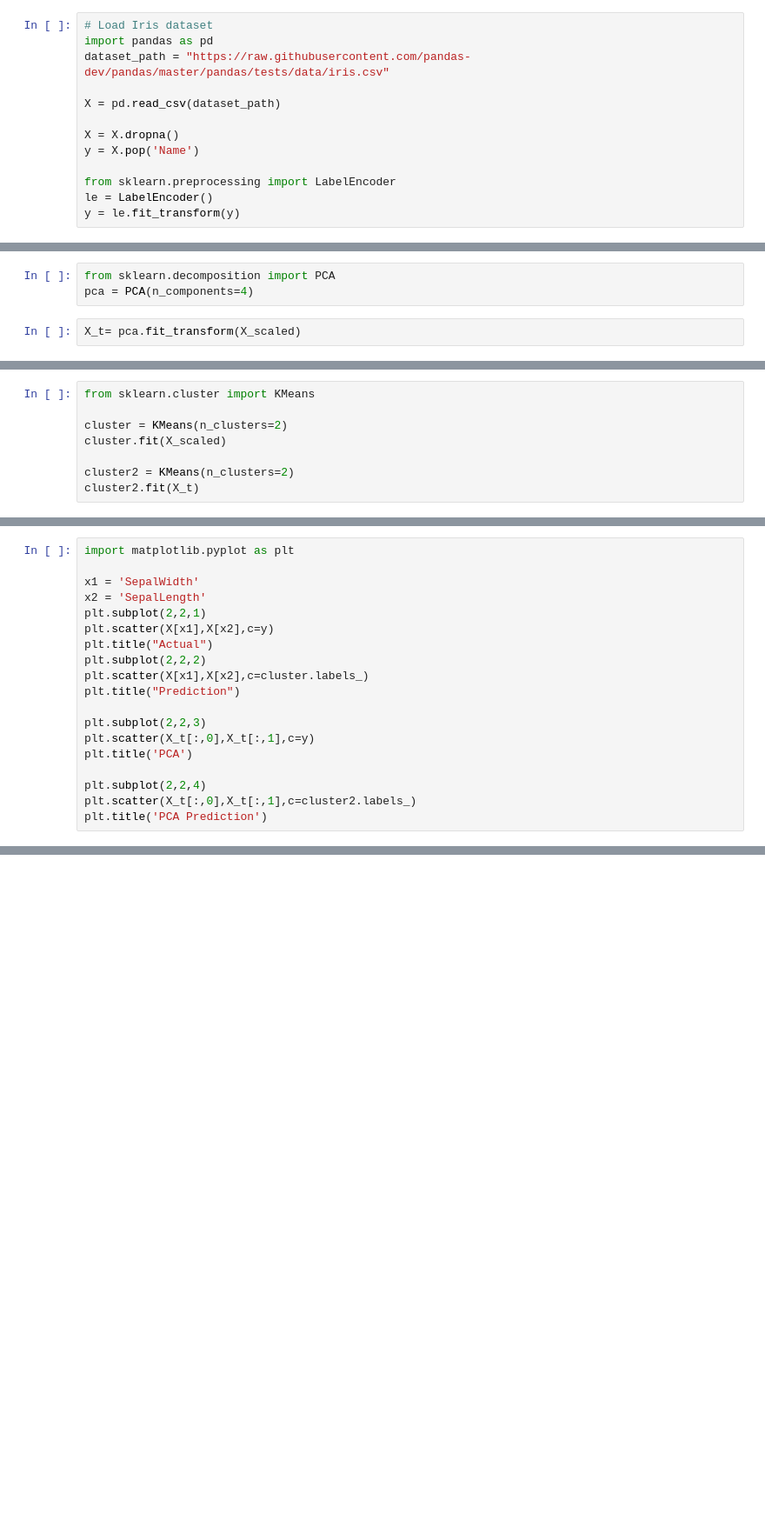
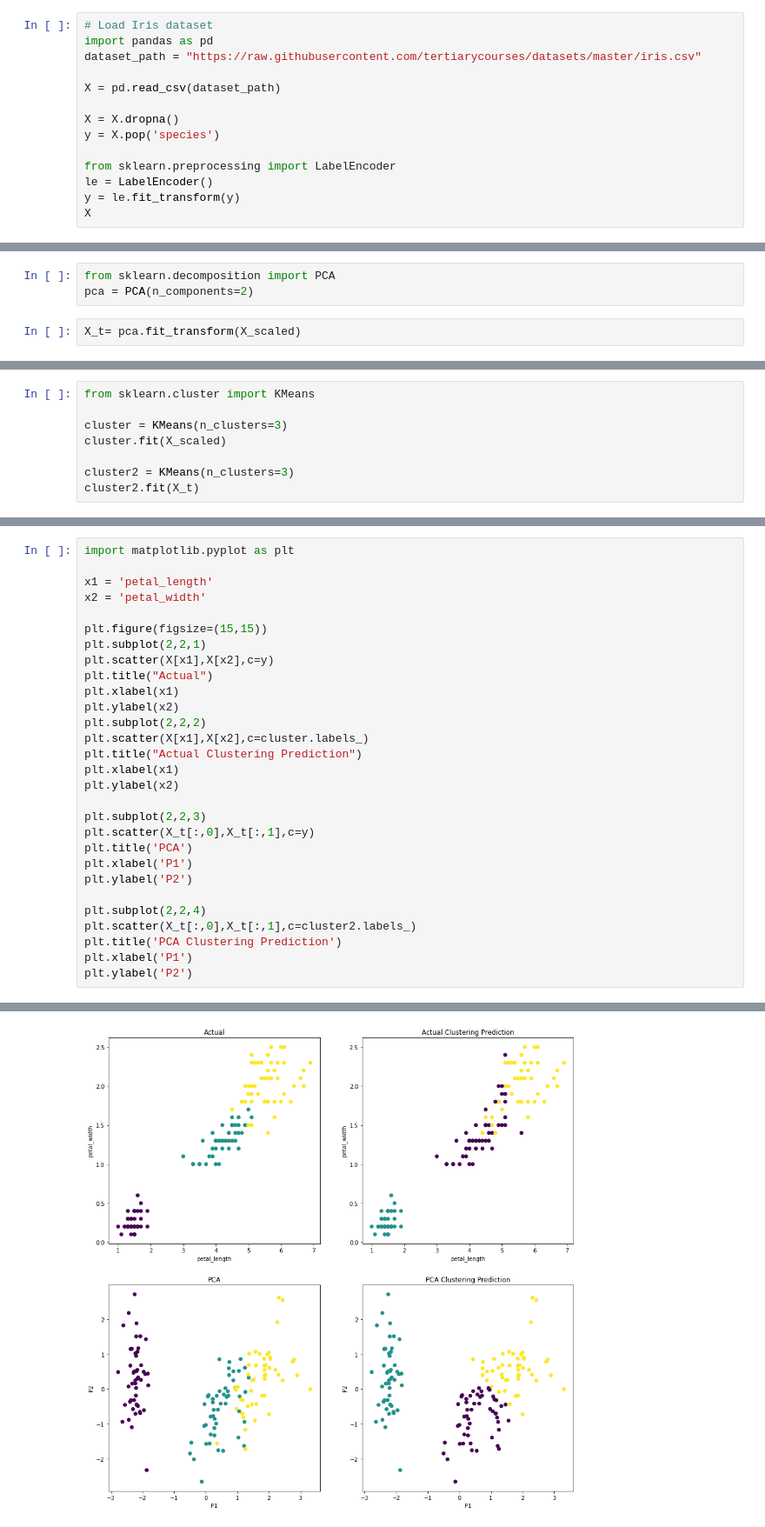
Before and after one commit to tertiarycourses/SckitLearn, a Jupyter notebook: scikit.ipynb, the cells around one changed output, grey strips where cells are left out. Shown: that part at 87% size. Drawn from its saved outputs; the diff is of its cells as text; blank space fills up the shorter version.

```diff
--- a/scikit.ipynb
+++ b/scikit.ipynb
@@ -958,13 +940,14 @@ pca.components_
 # %%
 # Load Iris dataset
 import pandas as pd
-dataset_path = "https://raw.githubusercontent.com/pandas-dev/pandas/master/pandas/tests/data/iris.csv"
+dataset_path = "https://raw.githubusercontent.com/tertiarycourses/datasets/master/iris.csv"
 
 X = pd.read_csv(dataset_path)
 
 X = X.dropna()
-y = X.pop('Name')
+y = X.pop('species')
 
 from sklearn.preprocessing import LabelEncoder
 le = LabelEncoder()
 y = le.fit_transform(y)
+X
@@ -975,7 +972,7 @@ scaler = StandardScaler()
 X_scaled = pd.DataFrame(scaler.fit_transform(X), columns=X.columns)
 # %%
 from sklearn.decomposition import PCA
-pca = PCA(n_components=4)
+pca = PCA(n_components=2)
 # %%
 X_t= pca.fit_transform(X_scaled)
 # %%
@@ -987,8 +986,8 @@ pca.explained_variance_ratio_
 # %%
 from sklearn.cluster import KMeans
 
-cluster = KMeans(n_clusters=2)
+cluster = KMeans(n_clusters=3)
 cluster.fit(X_scaled)
 
-cluster2 = KMeans(n_clusters=2)
+cluster2 = KMeans(n_clusters=3)
 cluster2.fit(X_t)
@@ -995,19 +998,30 @@ cluster2.fit(X_t)
 # %%
 import matplotlib.pyplot as plt
 
-x1 = 'SepalWidth'
-x2 = 'SepalLength'
+x1 = 'petal_length'
+x2 = 'petal_width'
+
+plt.figure(figsize=(15,15))
 plt.subplot(2,2,1)
 plt.scatter(X[x1],X[x2],c=y)
 plt.title("Actual")
+plt.xlabel(x1)
+plt.ylabel(x2)
 plt.subplot(2,2,2)
 plt.scatter(X[x1],X[x2],c=cluster.labels_)
-plt.title("Prediction")
+plt.title("Actual Clustering Prediction")
+plt.xlabel(x1)
+plt.ylabel(x2)
 
 plt.subplot(2,2,3)
 plt.scatter(X_t[:,0],X_t[:,1],c=y)
 plt.title('PCA')
+plt.xlabel('P1')
+plt.ylabel('P2')
 
 plt.subplot(2,2,4)
 plt.scatter(X_t[:,0],X_t[:,1],c=cluster2.labels_)
-plt.title('PCA Prediction')
+plt.title('PCA Clustering Prediction')
+plt.xlabel('P1')
+plt.ylabel('P2')
+# %% [output]
@@ -1013,0 +1029 @@ plt.title('PCA Prediction')
+[figure, added]
```
Also changed, not shown: parts of 95 cells of this notebook, 15 other files.
